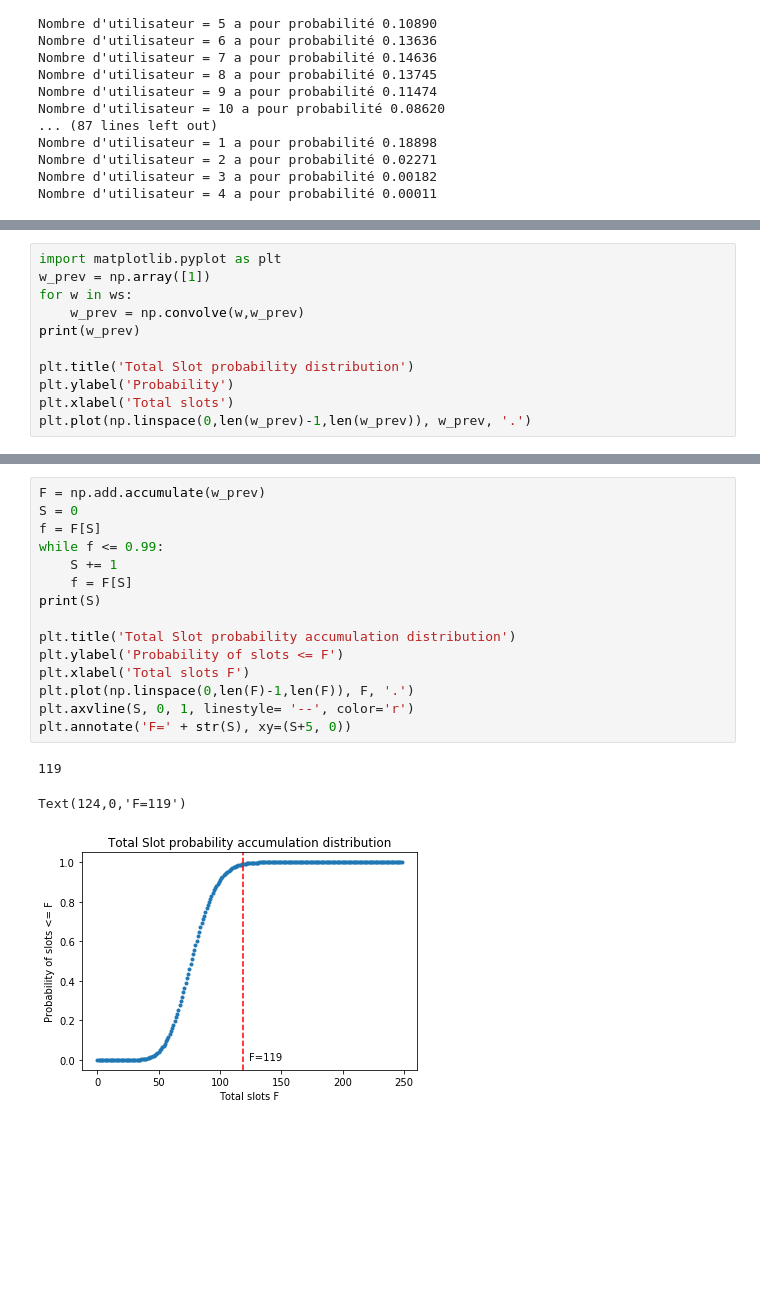
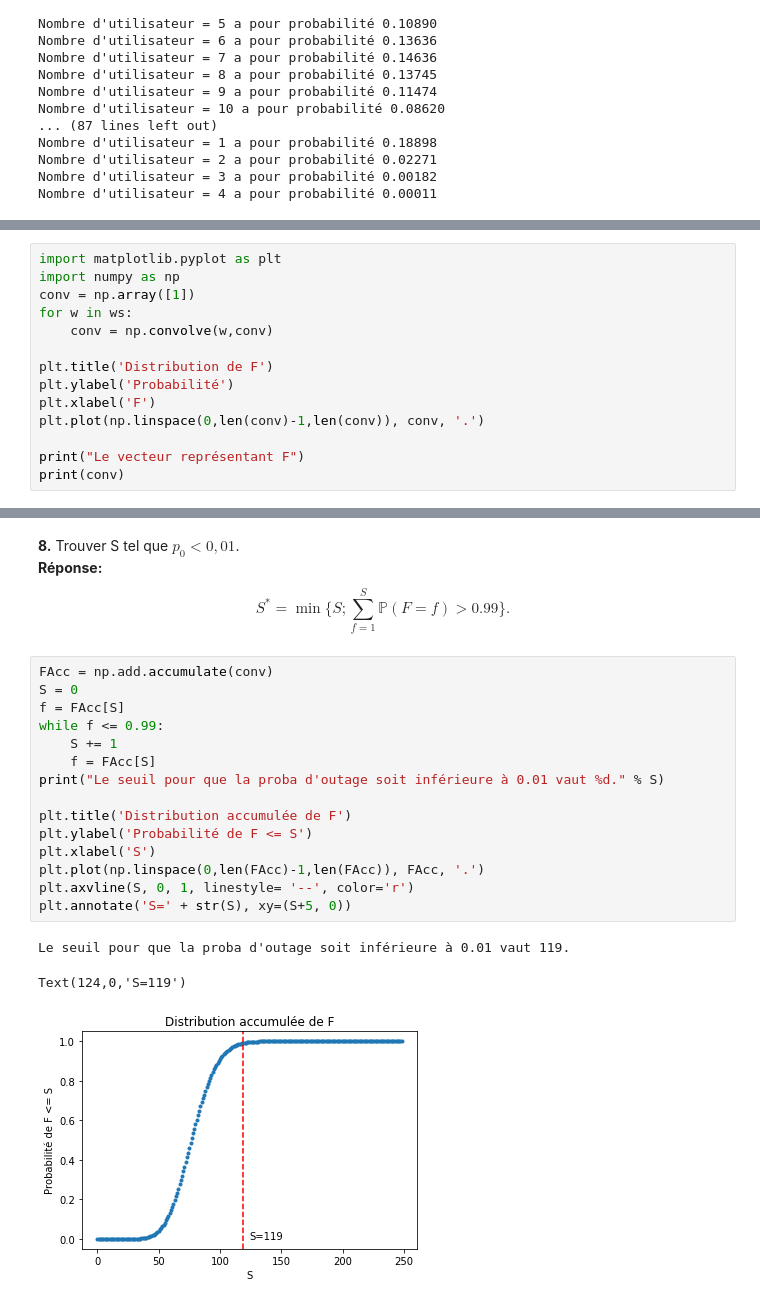
Before and after one commit to remicongee/QT-OFDMA, a Jupyter notebook: OFDMA.ipynb, the cells around one changed output, grey strips where cells are left out. Cells and saved outputs as stored; diff of their text form; blank space fills up the shorter version.

```diff
--- a/OFDMA.ipynb
+++ b/OFDMA.ipynb
@@ -231,12 +216,15 @@ Nombre de slots = 24 a pour probabilité 0.00011
 # %%
 import matplotlib.pyplot as plt
-w_prev = np.array([1])
+import numpy as np
+conv = np.array([1])
 for w in ws:
-    w_prev = np.convolve(w,w_prev)
-print(w_prev)
+    conv = np.convolve(w,conv)
 
-plt.title('Total Slot probability distribution')
-plt.ylabel('Probability')
-plt.xlabel('Total slots')
-plt.plot(np.linspace(0,len(w_prev)-1,len(w_prev)), w_prev, '.')
+plt.title('Distribution de F')
+plt.ylabel('Probabilité')
+plt.xlabel('F')
+plt.plot(np.linspace(0,len(conv)-1,len(conv)), conv, '.')
+
+print("Le vecteur représentant F")
+print(conv)
 # %% [output]
@@ -262,19 +248,25 @@ plt.plot(np.linspace(0,len(w_prev)-1,len(w_prev)), w_prev, '.')
+# %% [markdown]
+**8\.** Trouver S tel que $p_0 < 0,01$. <br>
+**Réponse:** <br>
+\begin{equation}
+    S^* = \min \lbrace S; \sum_{f=1}^S \mathbb{P}\left(F=f \right) > 0.99 \rbrace.
+\end{equation}
 # %%
-F = np.add.accumulate(w_prev)
+FAcc = np.add.accumulate(conv)
 S = 0
-f = F[S]
+f = FAcc[S]
 while f <= 0.99:
     S += 1
-    f = F[S]
-print(S)
+    f = FAcc[S]
+print("Le seuil pour que la proba d'outage soit inférieure à 0.01 vaut %d." % S)
 
-plt.title('Total Slot probability accumulation distribution')
-plt.ylabel('Probability of slots <= F')
-plt.xlabel('Total slots F')
-plt.plot(np.linspace(0,len(F)-1,len(F)), F, '.')
+plt.title('Distribution accumulée de F')
+plt.ylabel('Probabilité de F <= S')
+plt.xlabel('S')
+plt.plot(np.linspace(0,len(FAcc)-1,len(FAcc)), FAcc, '.')
 plt.axvline(S, 0, 1, linestyle= '--', color='r')
-plt.annotate('F=' + str(S), xy=(S+5, 0))
+plt.annotate('S=' + str(S), xy=(S+5, 0))
 # %% [output]
-119
+Le seuil pour que la proba d'outage soit inférieure à 0.01 vaut 119.
-Text(124,0,'F=119')
+Text(124,0,'S=119')
-[figure, old version]
+[figure, new version]
```
Also changed, not shown: parts of 11 cells of this notebook.
